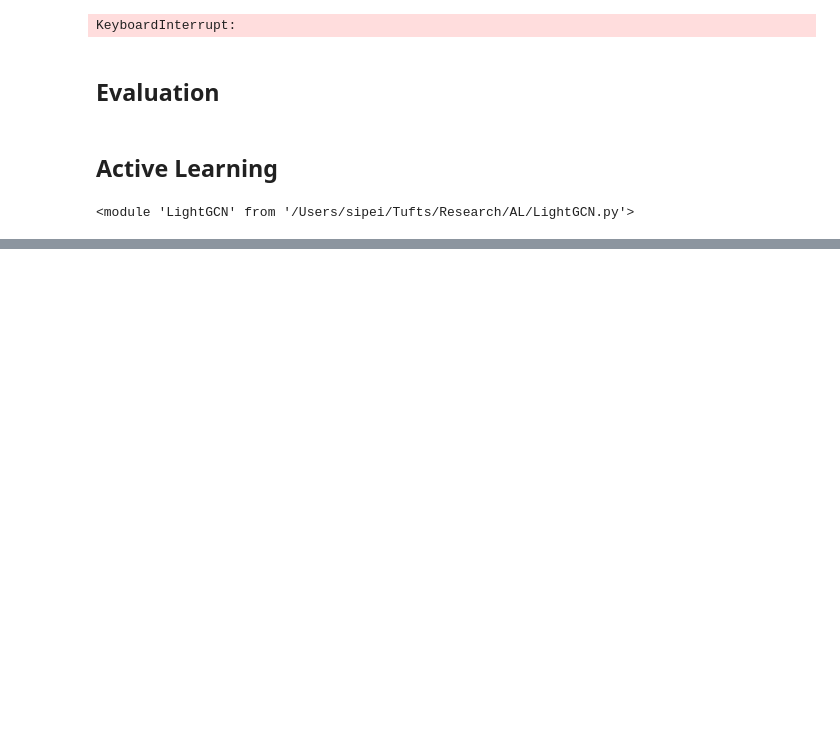
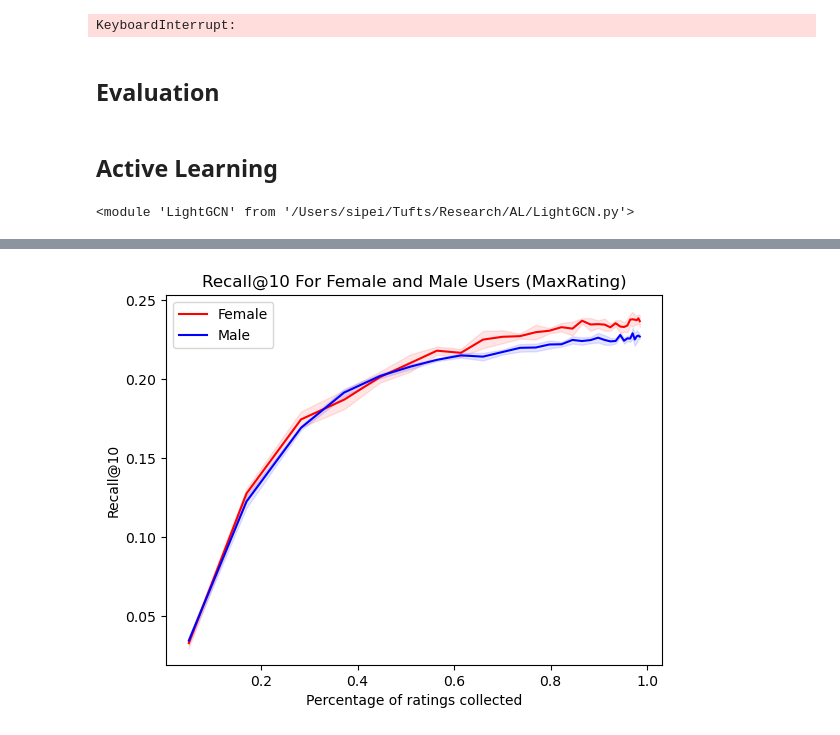
Before and after one commit to sipei-li/DeepALDataMinimization, a Jupyter notebook: LightGCN_04_08_2025.ipynb, the cells around one changed output, grey strips where cells are left out. Saved outputs shown, nothing was run; the diff lists cells and outputs as text; code cells hidden in the pictures; blank space fills up the shorter version.

```diff
--- a/LightGCN_04_08_2025.ipynb
+++ b/LightGCN_04_08_2025.ipynb
@@ -242,0 +327,38 @@ plt.show()
+# %%
+# recall
+pro_df_grouped = MaxRating_results_df.groupby('epoch').agg(['mean', 'std', 'count'])['recall_pro']
+pro_df_grouped['ci'] = 1.95 * pro_df_grouped['std'] / np.sqrt(pro_df_grouped['count'])
+pro_df_grouped['ci_lower'] = pro_df_grouped['mean'] - pro_df_grouped['ci']
+pro_df_grouped['ci_upper'] = pro_df_grouped['mean'] + pro_df_grouped['ci']
+
+unpro_df_grouped = MaxRating_results_df.groupby('epoch').agg(['mean', 'std', 'count'])['recall_unpro']
+unpro_df_grouped['ci'] = 1.95 * unpro_df_grouped['std'] / np.sqrt(unpro_df_grouped['count'])
+unpro_df_grouped['ci_lower'] = unpro_df_grouped['mean'] - unpro_df_grouped['ci']
+unpro_df_grouped['ci_upper'] = unpro_df_grouped['mean'] + unpro_df_grouped['ci']
+
+plt.plot(percentages, pro_df_grouped['mean'], color='r', label="Female")
+plt.fill_between(
+    percentages,
+    pro_df_grouped['ci_lower'],
+    pro_df_grouped['ci_upper'],
+    color='r',
+    alpha=.1
+)
+
+plt.plot(percentages, unpro_df_grouped['mean'], color='b', label="Male")
+plt.fill_between(
+    percentages,
+    unpro_df_grouped['ci_lower'],
+    unpro_df_grouped['ci_upper'],
+    color='b',
+    alpha=.1
+)
+
+plt.xlabel('Percentage of ratings collected')
+plt.ylabel('Recall@10')
+
+plt.legend()
+plt.title("Recall@10 For Female and Male Users (MaxRating)")
+plt.show()
+# %% [output]
+[figure, added]
```
Also changed, not shown: parts of 14 cells of this notebook, 2 other files.
